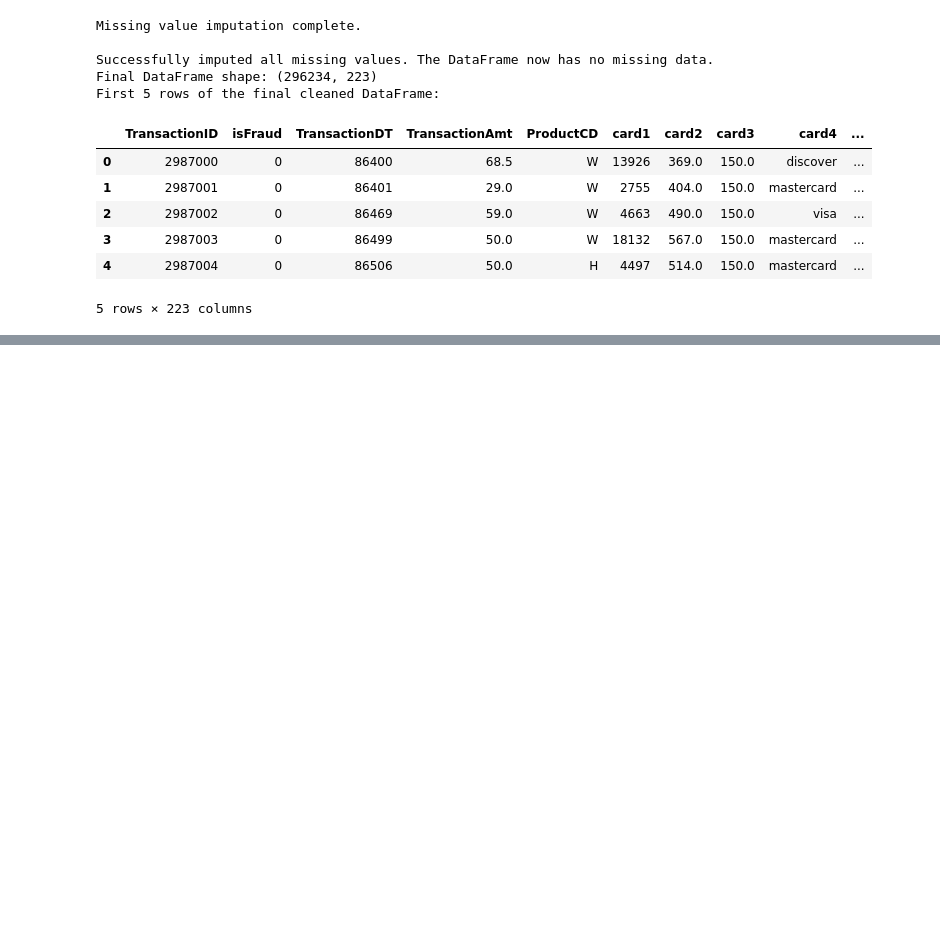
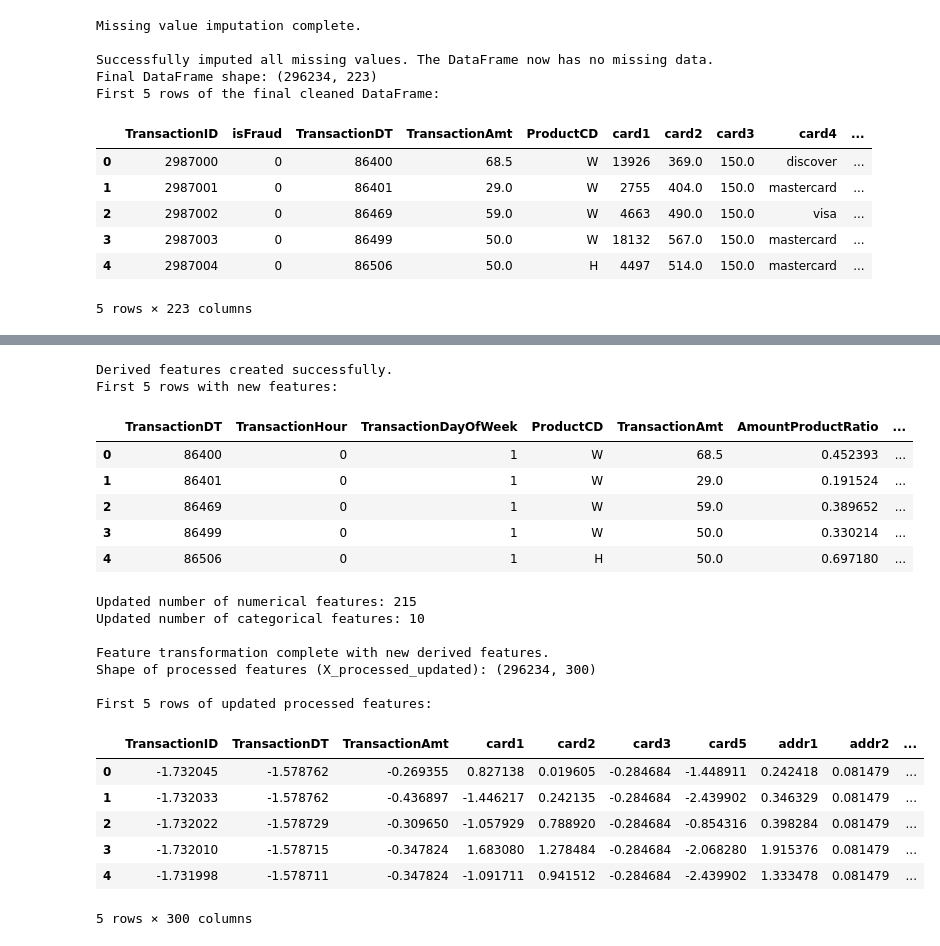
Before and after one commit to abilashkannanv/AIML, a Jupyter notebook: TrustCart_Phase1_Transaction_Risk_Prediction.ipynb, the cells around one changed output, grey strips where cells are left out. Cells and saved outputs as stored; diff of their text form; code cells hidden in the pictures; blank space fills up the shorter version.

```diff
--- a/TrustCart_Phase1_Transaction_Risk_Prediction.ipynb
+++ b/TrustCart_Phase1_Transaction_Risk_Prediction.ipynb
@@ -464,0 +715,76 @@ First 5 rows of the final cleaned DataFrame:
+# %%
+# Create Derived Features
+
+# 1. Transaction Hour
+# Assuming TransactionDT is in seconds from a reference point
+final_df['TransactionHour'] = (final_df['TransactionDT'] // 3600) % 24
+
+# 2. Transaction Day of Week
+# Assuming Day 0 is Monday, or consistent across the dataset
+final_df['TransactionDayOfWeek'] = (final_df['TransactionDT'] // (3600 * 24)) % 7
+
+# 3. Amount to Product Average Ratio
+# Calculate mean transaction amount per ProductCD
+product_avg_amt = final_df.groupby('ProductCD')['TransactionAmt'].transform('mean')
+final_df['AmountProductRatio'] = final_df['TransactionAmt'] / product_avg_amt
+
+print("Derived features created successfully.")
+print("First 5 rows with new features:")
+display(final_df[['TransactionDT', 'TransactionHour', 'TransactionDayOfWeek', 'ProductCD', 'TransactionAmt', 'AmountProductRatio', 'isFraud']].head())
+
+# Re-separate features (X) and target (y) after adding new features
+X = final_df.drop('isFraud', axis=1)
+y = final_df['isFraud']
+
+# Re-identify numerical and categorical features to include the new ones
+numerical_features = X.select_dtypes(include=['int64', 'float64']).columns
+categorical_features = X.select_dtypes(include=['object']).columns
+
+print(f"\nUpdated number of numerical features: {len(numerical_features)}")
+print(f"Updated number of categorical features: {len(categorical_features)}")
+
+# Re-create and re-apply the column transformer and pipeline
+preprocessor_updated = ColumnTransformer(
+    transformers=[
+        ('num', StandardScaler(), numerical_features),
+        ('cat', OneHotEncoder(handle_unknown='ignore'), categorical_features)
+    ])
+
+pipeline_updated = Pipeline(steps=[('preprocessor', preprocessor_updated)])
+
+X_processed_updated = pipeline_updated.fit_transform(X)
+
+print("\nFeature transformation complete with new derived features.")
+print(f"Shape of processed features (X_processed_updated): {X_processed_updated.shape}")
+
+# For inspection: Convert to DataFrame
+cat_feature_names_updated = pipeline_updated.named_steps['preprocessor'].named_transformers_['cat'].get_feature_names_out(categorical_features)
+all_feature_names_updated = list(numerical_features) + list(cat_feature_names_updated)
+
+X_processed_df_updated = pd.DataFrame(X_processed_updated, columns=all_feature_names_updated)
+
+print("\nFirst 5 rows of updated processed features:")
+display(X_processed_df_updated.head())
+# %% [output]
+Derived features created successfully.
+First 5 rows with new features:
+|  | TransactionDT | TransactionHour | TransactionDayOfWeek | ProductCD | TransactionAmt | AmountProductRatio | ... |
+| 0 | 86400 | 0 | 1 | W | 68.5 | 0.452393 | ... |
+| 1 | 86401 | 0 | 1 | W | 29.0 | 0.191524 | ... |
+| 2 | 86469 | 0 | 1 | W | 59.0 | 0.389652 | ... |
+| 3 | 86499 | 0 | 1 | W | 50.0 | 0.330214 | ... |
+| 4 | 86506 | 0 | 1 | H | 50.0 | 0.697180 | ... |
+Updated number of numerical features: 215
+Updated number of categorical features: 10
+
+Feature transformation complete with new derived features.
+Shape of processed features (X_processed_updated): (296234, 300)
+
+First 5 rows of updated processed features:
+|  | TransactionID | TransactionDT | TransactionAmt | card1 | card2 | card3 | card5 | addr1 | addr2 | ... |
+| 0 | -1.732045 | -1.578762 | -0.269355 | 0.827138 | 0.019605 | -0.284684 | -1.448911 | 0.242418 | 0.081479 | ... |
+| 1 | -1.732033 | -1.578762 | -0.436897 | -1.446217 | 0.242135 | -0.284684 | -2.439902 | 0.346329 | 0.081479 | ... |
+| 2 | -1.732022 | -1.578729 | -0.309650 | -1.057929 | 0.788920 | -0.284684 | -0.854316 | 0.398284 | 0.081479 | ... |
+| 3 | -1.732010 | -1.578715 | -0.347824 | 1.683080 | 1.278484 | -0.284684 | -2.068280 | 1.915376 | 0.081479 | ... |
+| 4 | -1.731998 | -1.578711 | -0.347824 | -1.091711 | 0.941512 | -0.284684 | -2.439902 | 1.333478 | 0.081479 | ... |
+5 rows × 300 columns
```
Also changed, not shown: parts of 14 cells of this notebook.
